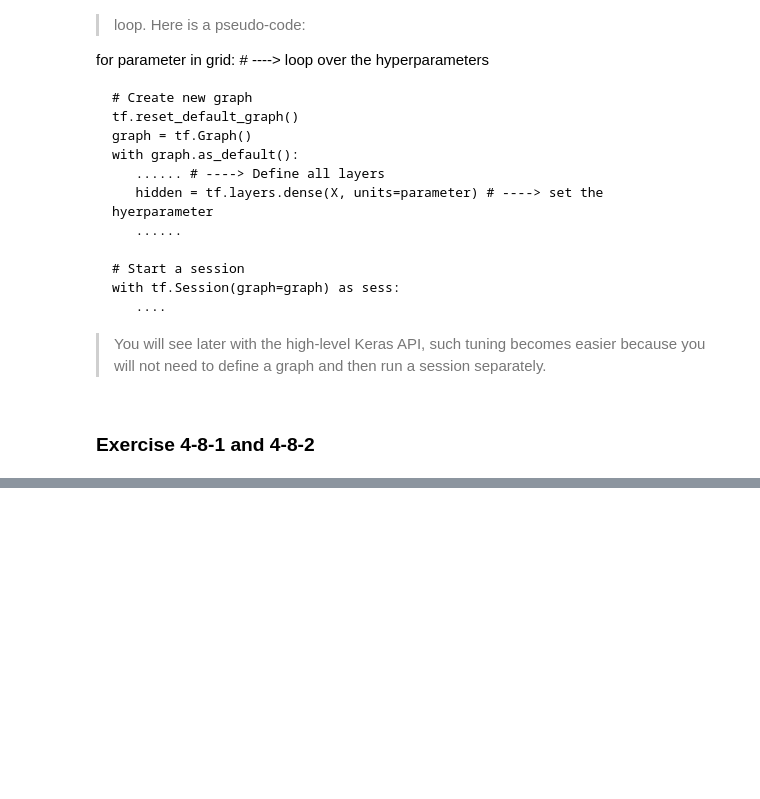
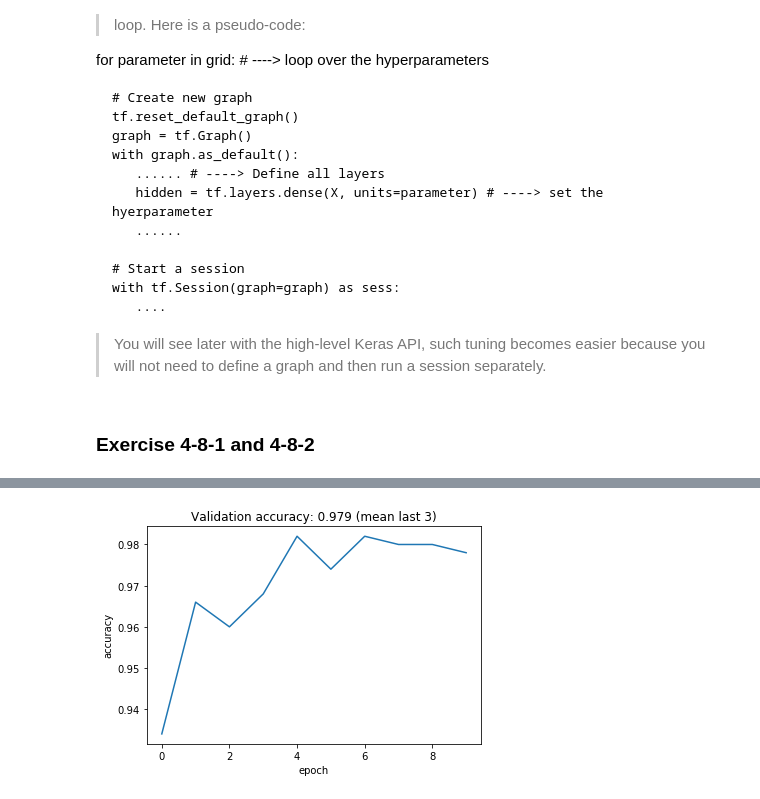
Before and after one commit to LyesOUDINACHE/EPFL-Course, a Jupyter notebook: 4-8 - Multilayer and Convolutional Neuron Networks.ipynb, the cells around one changed output, grey strips where cells are left out. Drawn from its saved outputs; the diff is of its cells as text; code cells hidden in the pictures; blank space fills up the shorter version.

```diff
--- a/4-8 - Multilayer and Convolutional Neuron Networks.ipynb
+++ b/4-8 - Multilayer and Convolutional Neuron Networks.ipynb
@@ -508,0 +1314,18 @@ for parameter in grid: # ----> loop over the hyperparameters
+# %%
+with graph.as_default():
+    # Mean cross-entropy
+    mean_ce = tf.reduce_mean(
+        tf.nn.sparse_softmax_cross_entropy_with_logits(
+            labels=y, logits=logits))
+
+    # Adam optimizer
+    lr = tf.placeholder(dtype=tf.float32)
+    gd = tf.train.AdamOptimizer(learning_rate=lr)
+
+    # Minimize cross-entropy
+    train_op = gd.minimize(mean_ce)
+
+    # Compute predictions and accuracy
+    predictions = tf.argmax(logits, axis=1, output_type=tf.int32)
+    is_correct = tf.equal(y, predictions)
+    accuracy = tf.reduce_mean(tf.cast(is_correct, dtype=tf.float32))
@@ -508,0 +1334,13 @@ for parameter in grid: # ----> loop over the hyperparameters
+# %%
+# Batch generator
+def get_batches(X, y, batch_size):
+    # Shuffle X,y
+    shuffled_idx = np.arange(len(y)) # 1,2,...,n
+    np.random.shuffle(shuffled_idx)
+
+    # Enumerate indexes by steps of batch_size
+    # i: 0, b, 2b, 3b, 4b, .. where b is the batch size
+    for i in range(0, len(y), batch_size):
+        # Batch indexes
+        batch_idx = shuffled_idx[i:i+batch_size]
+        yield X[batch_idx], y[batch_idx]
@@ -508,0 +1401,14 @@ for parameter in grid: # ----> loop over the hyperparameters
+# %%
+%matplotlib inline
+import matplotlib.pyplot as plt
+
+# Plot accuracy values
+plt.plot(valid_acc_values)
+plt.title('Validation accuracy: {:.3f} (mean last 3)'.format(
+    np.mean(valid_acc_values[-3:]) # Last three values
+))
+plt.xlabel('epoch')
+plt.ylabel('accuracy')
+plt.show()
+# %% [output]
+[figure, added]
```
Also changed, not shown: parts of 87 cells of this notebook, 3 other files.
